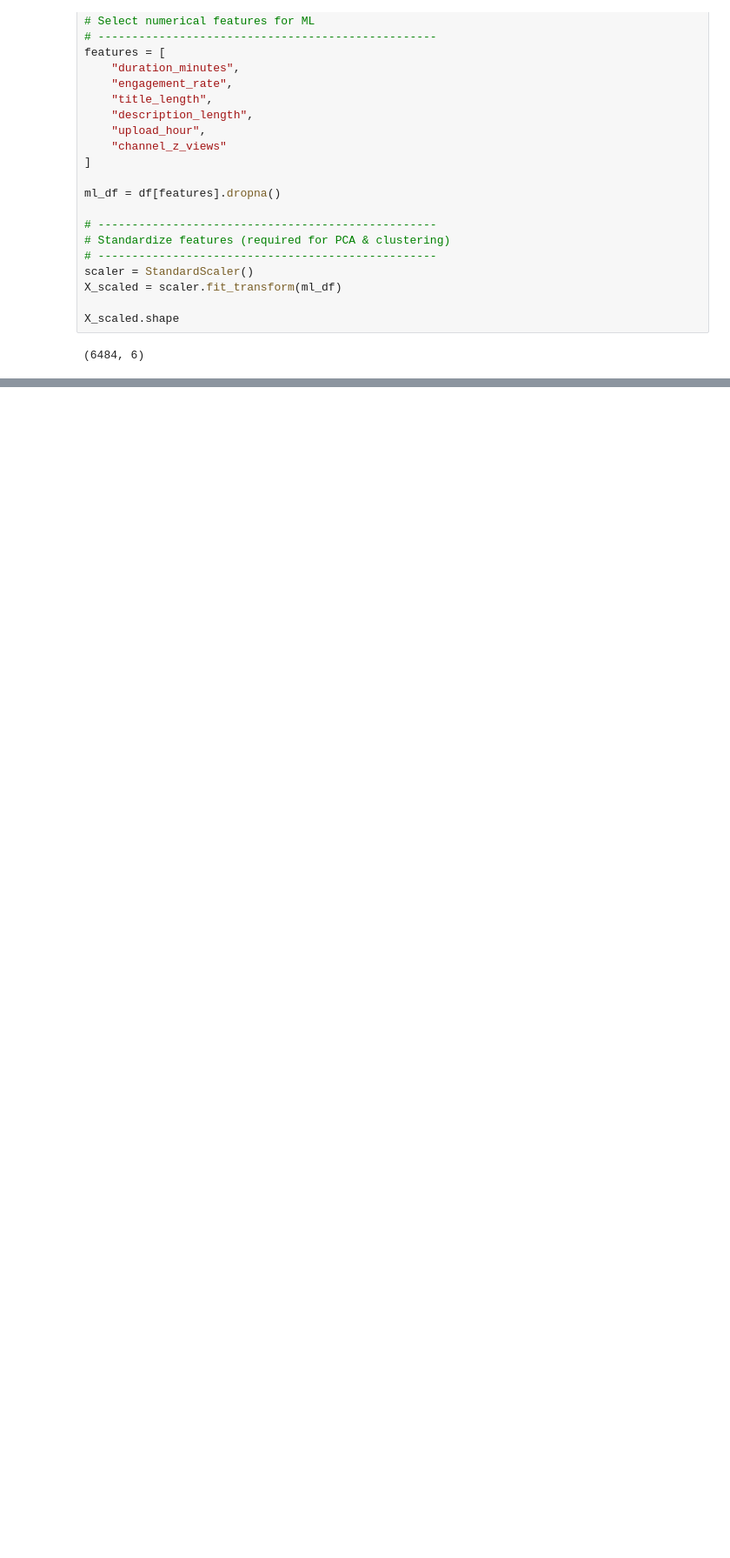
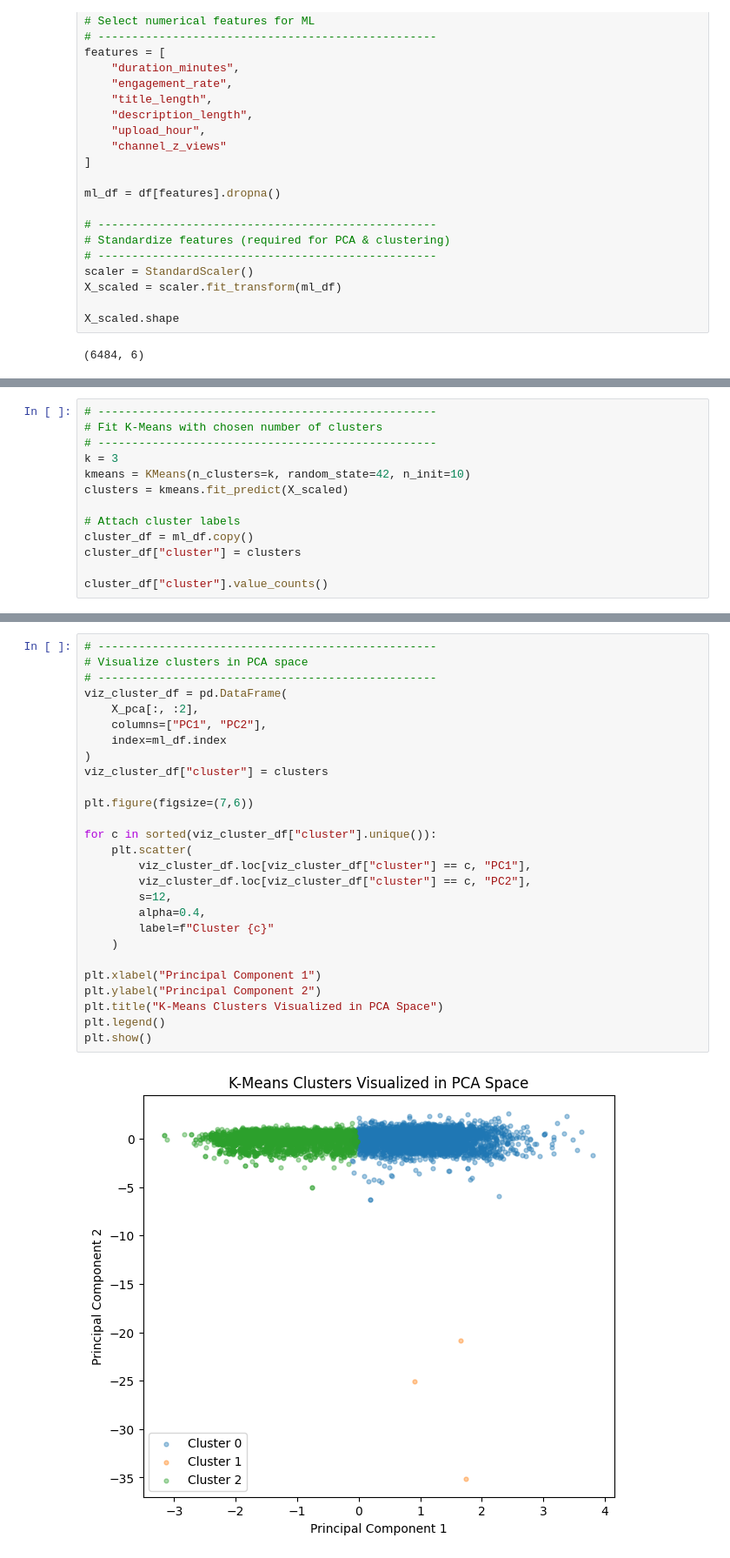
Before and after one commit to zakbosson-oss/DSA210_Project, a Jupyter notebook: DSA_210_Project.ipynb, the cells around one changed output, grey strips where cells are left out. Shown at 87% size. Drawn from its saved outputs; the diff is of its cells as text; blank space fills up the shorter version.

```diff
--- a/DSA_210_Project.ipynb
+++ b/DSA_210_Project.ipynb
@@ -1241,0 +1431,13 @@ X_scaled.shape
+# %%
+# --------------------------------------------------
+# Fit K-Means with chosen number of clusters
+# --------------------------------------------------
+k = 3
+kmeans = KMeans(n_clusters=k, random_state=42, n_init=10)
+clusters = kmeans.fit_predict(X_scaled)
+
+# Attach cluster labels
+cluster_df = ml_df.copy()
+cluster_df["cluster"] = clusters
+
+cluster_df["cluster"].value_counts()
@@ -1241,0 +1451,29 @@ X_scaled.shape
+# %%
+# --------------------------------------------------
+# Visualize clusters in PCA space
+# --------------------------------------------------
+viz_cluster_df = pd.DataFrame(
+    X_pca[:, :2],
+    columns=["PC1", "PC2"],
+    index=ml_df.index
+)
+viz_cluster_df["cluster"] = clusters
+
+plt.figure(figsize=(7,6))
+
+for c in sorted(viz_cluster_df["cluster"].unique()):
+    plt.scatter(
+        viz_cluster_df.loc[viz_cluster_df["cluster"] == c, "PC1"],
+        viz_cluster_df.loc[viz_cluster_df["cluster"] == c, "PC2"],
+        s=12,
+        alpha=0.4,
+        label=f"Cluster {c}"
+    )
+
+plt.xlabel("Principal Component 1")
+plt.ylabel("Principal Component 2")
+plt.title("K-Means Clusters Visualized in PCA Space")
+plt.legend()
+plt.show()
+# %% [output]
+[figure, added]
```
Also changed, not shown: parts of 21 cells of this notebook.
